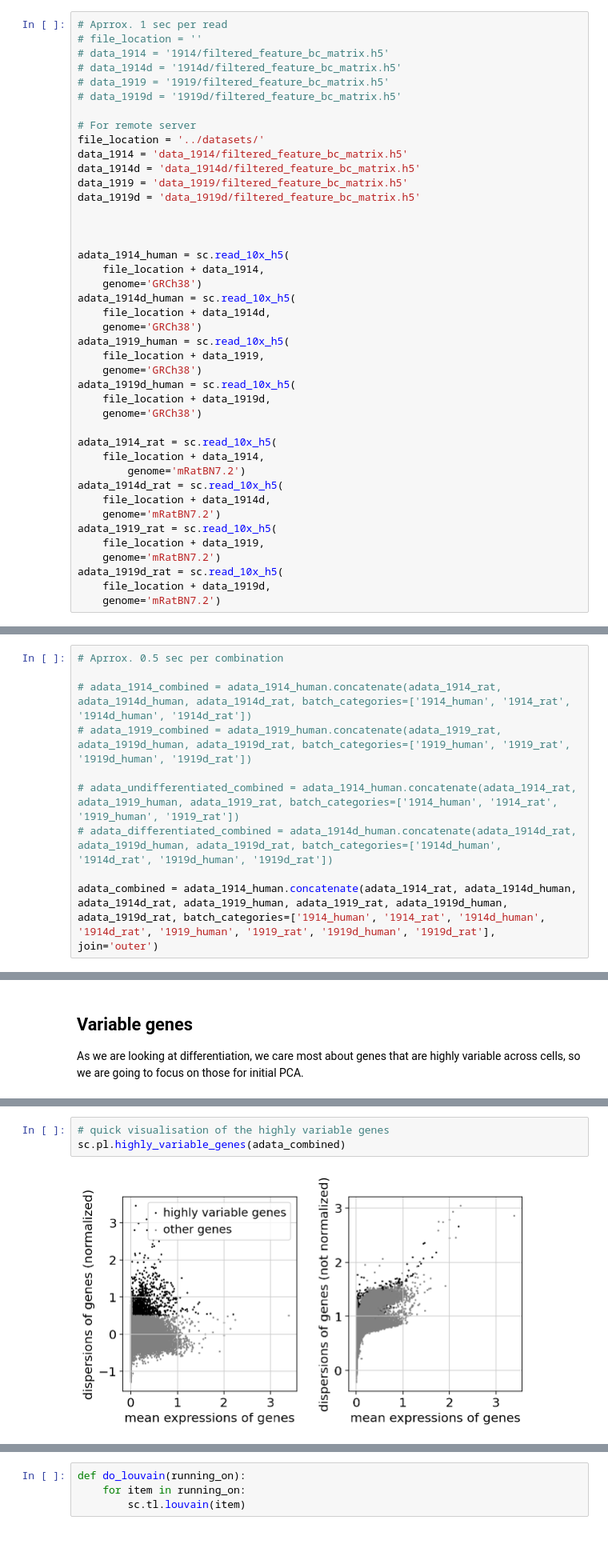
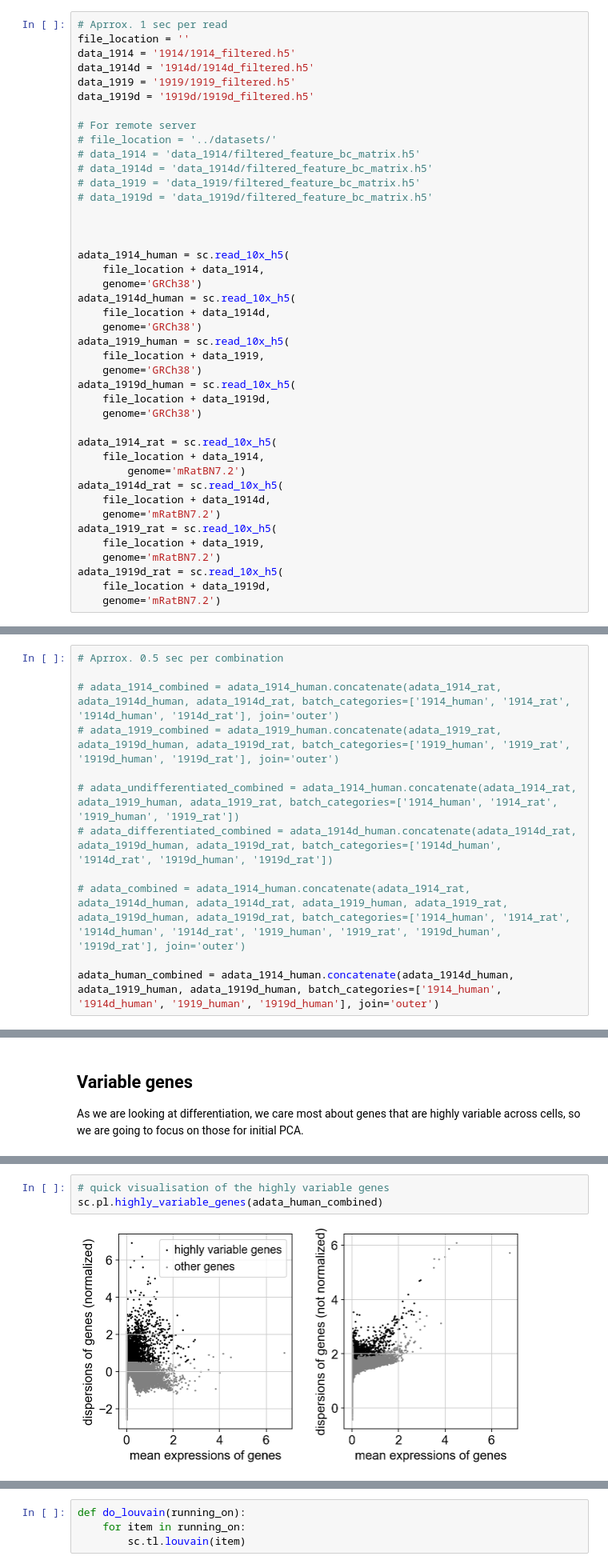
Before and after one commit to Shaun-Regenbaum/hu-glioblastoma, a Jupyter notebook: main.ipynb, the cells around one changed output, grey strips where cells are left out. Shown at 80% size. Drawn from its saved outputs; the diff is of its cells as text; blank space fills up the shorter version.

````diff
--- a/main.ipynb
+++ b/main.ipynb
@@ -47,18 +55,18 @@ We are going to mark the human and rat genomes so we can filter by them later in
 If you are storing the data in a nested folder, just fill in ```file_location```.
 # %%
 # Aprrox. 1 sec per read
-# file_location = ''
-# data_1914 = '1914/filtered_feature_bc_matrix.h5'
-# data_1914d = '1914d/filtered_feature_bc_matrix.h5'
-# data_1919 = '1919/filtered_feature_bc_matrix.h5'
-# data_1919d = '1919d/filtered_feature_bc_matrix.h5'
+file_location = ''
+data_1914 = '1914/1914_filtered.h5'
+data_1914d = '1914d/1914d_filtered.h5'
+data_1919 = '1919/1919_filtered.h5'
+data_1919d = '1919d/1919d_filtered.h5'
 
 # For remote server
-file_location = '../datasets/'
-data_1914 = 'data_1914/filtered_feature_bc_matrix.h5'
-data_1914d = 'data_1914d/filtered_feature_bc_matrix.h5'
-data_1919 = 'data_1919/filtered_feature_bc_matrix.h5'
-data_1919d = 'data_1919d/filtered_feature_bc_matrix.h5'
+# file_location = '../datasets/'
+# data_1914 = 'data_1914/filtered_feature_bc_matrix.h5'
+# data_1914d = 'data_1914d/filtered_feature_bc_matrix.h5'
+# data_1919 = 'data_1919/filtered_feature_bc_matrix.h5'
+# data_1919d = 'data_1919d/filtered_feature_bc_matrix.h5'
 
 
 
@@ -170,12 +178,14 @@ adata_1914_human.var.head()
 # %%
 # Aprrox. 0.5 sec per combination
 
-# adata_1914_combined = adata_1914_human.concatenate(adata_1914_rat, adata_1914d_human, adata_1914d_rat, batch_categories=['1914_human', '1914_rat', '1914d_human', '1914d_rat'])
-# adata_1919_combined = adata_1919_human.concatenate(adata_1919_rat, adata_1919d_human, adata_1919d_rat, batch_categories=['1919_human', '1919_rat', '1919d_human', '1919d_rat'])
+# adata_1914_combined = adata_1914_human.concatenate(adata_1914_rat, adata_1914d_human, adata_1914d_rat, batch_categories=['1914_human', '1914_rat', '1914d_human', '1914d_rat'], join='outer')
+# adata_1919_combined = adata_1919_human.concatenate(adata_1919_rat, adata_1919d_human, adata_1919d_rat, batch_categories=['1919_human', '1919_rat', '1919d_human', '1919d_rat'], join='outer')
 
 # adata_undifferentiated_combined = adata_1914_human.concatenate(adata_1914_rat, adata_1919_human, adata_1919_rat, batch_categories=['1914_human', '1914_rat', '1919_human', '1919_rat'])
 # adata_differentiated_combined = adata_1914d_human.concatenate(adata_1914d_rat, adata_1919d_human, adata_1919d_rat, batch_categories=['1914d_human', '1914d_rat', '1919d_human', '1919d_rat'])
 
-adata_combined = adata_1914_human.concatenate(adata_1914_rat, adata_1914d_human, adata_1914d_rat, adata_1919_human, adata_1919_rat, adata_1919d_human, adata_1919d_rat, batch_categories=['1914_human', '1914_rat', '1914d_human', '1914d_rat', '1919_human', '1919_rat', '1919d_human', '1919d_rat'], join='outer')
+# adata_combined = adata_1914_human.concatenate(adata_1914_rat, adata_1914d_human, adata_1914d_rat, adata_1919_human, adata_1919_rat, adata_1919d_human, adata_1919d_rat, batch_categories=['1914_human', '1914_rat', '1914d_human', '1914d_rat', '1919_human', '1919_rat', '1919d_human', '1919d_rat'], join='outer')
+
+adata_human_combined = adata_1914_human.concatenate(adata_1914d_human, adata_1919_human, adata_1919d_human, batch_categories=['1914_human', '1914d_human', '1919_human', '1919d_human'], join='outer')
 # %%
 # Some quick checking:
@@ -378,9 +385,9 @@ extracting highly variable genes
     'dispersions_norm', float vector (adata.var)
 # %%
 # quick visualisation of the highly variable genes
-sc.pl.highly_variable_genes(adata_combined)
+sc.pl.highly_variable_genes(adata_human_combined)
 # %% [output]
-[figure, old version]
+[figure, new version]
 # %% [markdown]
 ## Filtering Again
 We are going to filter to only our highly variable genes. We are going to save a copy of our inclusive filtered data later under 'raw'.
````
Also changed, not shown: parts of 36 cells of this notebook.
